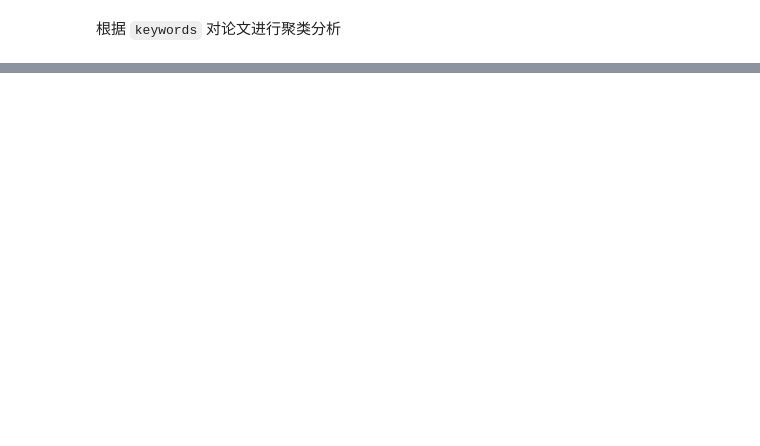
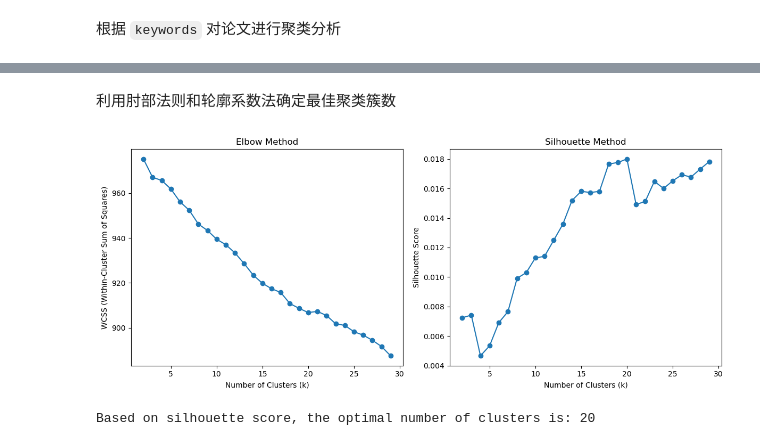
Before and after one commit to Charles-T-T/DeepLearning, a Jupyter notebook: labs/lab8/src/lab8.ipynb, the cells around one changed output, grey strips where cells are left out. Drawn from its saved outputs; the diff is of its cells as text; code cells hidden in the pictures; blank space fills up the shorter version.

```diff
--- a/labs/lab8/src/lab8.ipynb
+++ b/labs/lab8/src/lab8.ipynb
@@ -116,7 +116,7 @@ for i, paper in enumerate(data):
     modified_paper = modify_paper_metadata(paper)
     modified_data.append(modified_paper)
     print(f"Processed {i+1}/{len(data)} papers done.")
-    if i + 1 >= 10:
+    if i + 1 >= 1000:
         break
 # %% [output]
 Processed 1/10526 papers done.
@@ -208,2 +162,61 @@ determine_optimal_clusters(embeddings)
+# %% [markdown]
+利用肘部法则和轮廓系数法确定最佳聚类簇数
+# %%
+from sklearn.feature_extraction.text import TfidfVectorizer
+from sklearn.cluster import KMeans
+from sklearn.metrics import silhouette_score
+import matplotlib.pyplot as plt
+
+
+# 使用 TfidfVectorizer 将keywords数据向量化
+documents = [" ".join(keywords) for keywords in keywords_list]
+vectorizer = TfidfVectorizer(stop_words="english")
+X = vectorizer.fit_transform(documents)
+
+# 确定最佳簇数
+range_n_clusters = range(2, 30)  # 设置聚类簇数的范围
+wcss = []  # 存储肘部法则结果
+silhouette_scores = []  # 存储轮廓系数结果
+
+for n_clusters in range_n_clusters:
+    kmeans = KMeans(n_clusters=n_clusters, random_state=42)
+    kmeans.fit(X)
+    labels = kmeans.labels_
+
+    # 计算 WCSS（肘部法则）
+    wcss.append(kmeans.inertia_)
+
+    # 计算轮廓系数
+    silhouette_avg = silhouette_score(X, labels)
+    silhouette_scores.append(silhouette_avg)
+
+# 绘制肘部法则和轮廓系数曲线
+plt.figure(figsize=(12, 5))
+
+# 肘部法则
+plt.subplot(1, 2, 1)
+plt.plot(range_n_clusters, wcss, marker="o", linestyle="-")
+plt.xlabel("Number of Clusters (k)")
+plt.ylabel("WCSS (Within-Cluster Sum of Squares)")
+plt.title("Elbow Method")
+
+# 轮廓系数
+plt.subplot(1, 2, 2)
+plt.plot(range_n_clusters, silhouette_scores, marker="o", linestyle="-")
+plt.xlabel("Number of Clusters (k)")
+plt.ylabel("Silhouette Score")
+plt.title("Silhouette Method")
+
+plt.tight_layout()
+plt.show()
+
+# 最佳k值
+best_k = range_n_clusters[silhouette_scores.index(max(silhouette_scores))]
+print(
+    f"Based on silhouette score, the optimal number of clusters is: {best_k}"
+)
+# %% [output]
+[figure, added]
+Based on silhouette score, the optimal number of clusters is: 20
 # %%
 # 使用KMeans进行聚类
```
Also changed, not shown: parts of 14 cells of this notebook, 1 other file.
